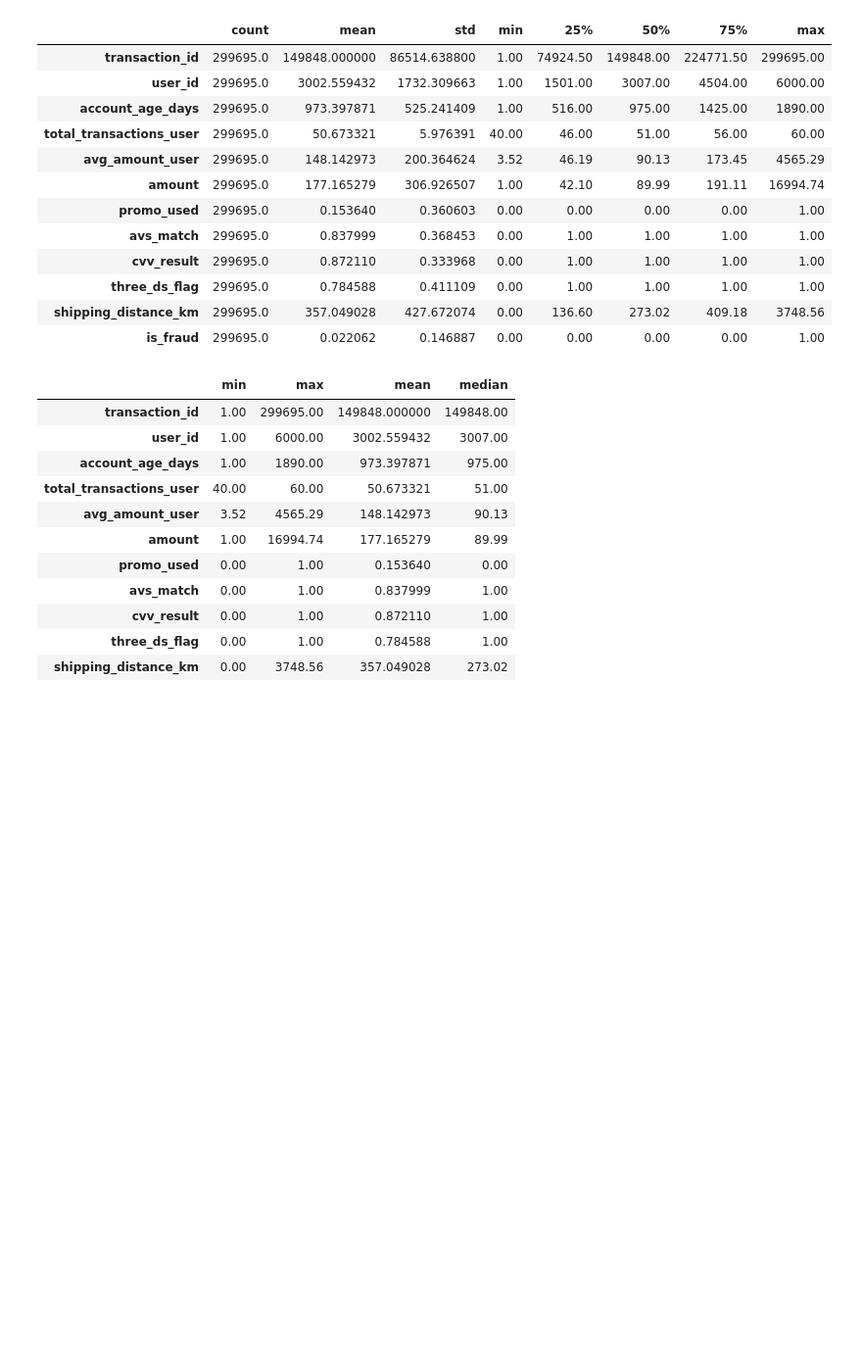
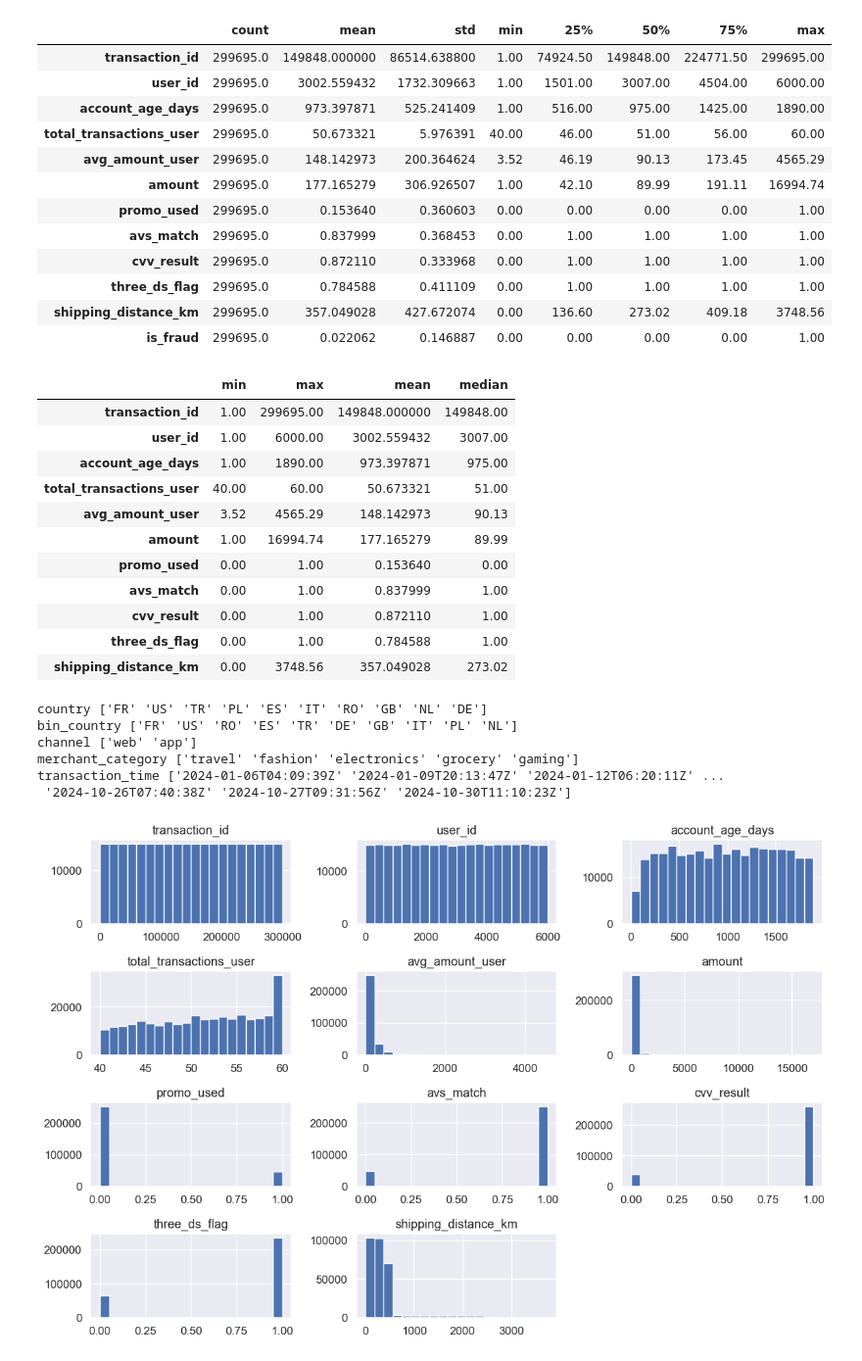
Before and after one commit to arman-hossain45/Phitrom_AI-ML, a Jupyter notebook: PracticeDataset/ecomerce.ipynb, the cells around one changed output. Shown at 98% size. Drawn from its saved outputs; the diff is of its cells as text; code cells hidden in the pictures; blank space fills up the shorter version.

```diff
--- a/PracticeDataset/ecomerce.ipynb
+++ b/PracticeDataset/ecomerce.ipynb
@@ -119,3 +119,20 @@ df[numeric_col].agg(['min','max','mean','median']).T
 | cvv_result | 0.00 | 1.00 | 0.872110 | 1.00 |
 | three_ds_flag | 0.00 | 1.00 | 0.784588 | 1.00 |
 | shipping_distance_km | 0.00 | 3748.56 | 357.049028 | 273.02 |
+# %%
+for c in categorical_col:
+    print(c,df[c].unique())
+# %% [output]
+country ['FR' 'US' 'TR' 'PL' 'ES' 'IT' 'RO' 'GB' 'NL' 'DE']
+bin_country ['FR' 'US' 'RO' 'ES' 'TR' 'DE' 'GB' 'IT' 'PL' 'NL']
+channel ['web' 'app']
+merchant_category ['travel' 'fashion' 'electronics' 'grocery' 'gaming']
+transaction_time ['2024-01-06T04:09:39Z' '2024-01-09T20:13:47Z' '2024-01-12T06:20:11Z' ...
+ '2024-10-26T07:40:38Z' '2024-10-27T09:31:56Z' '2024-10-30T11:10:23Z']
+# %%
+df[numeric_col].hist(bins=20,figsize=(12,8))
+plt.title('Histrogram of Numerical Feature Age',fontsize=14)
+plt.tight_layout()
+plt.show()
+# %% [output]
+[figure, added]
```
Also changed, not shown: parts of 6 cells of this notebook.
